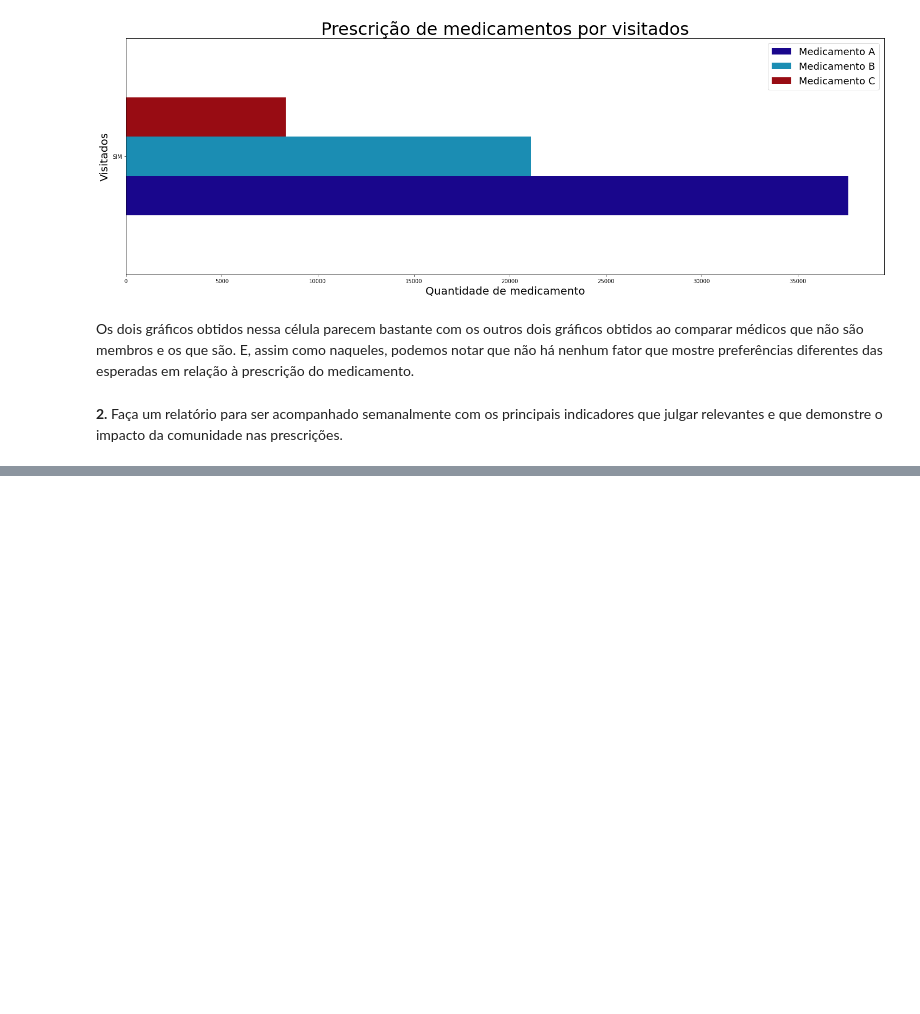
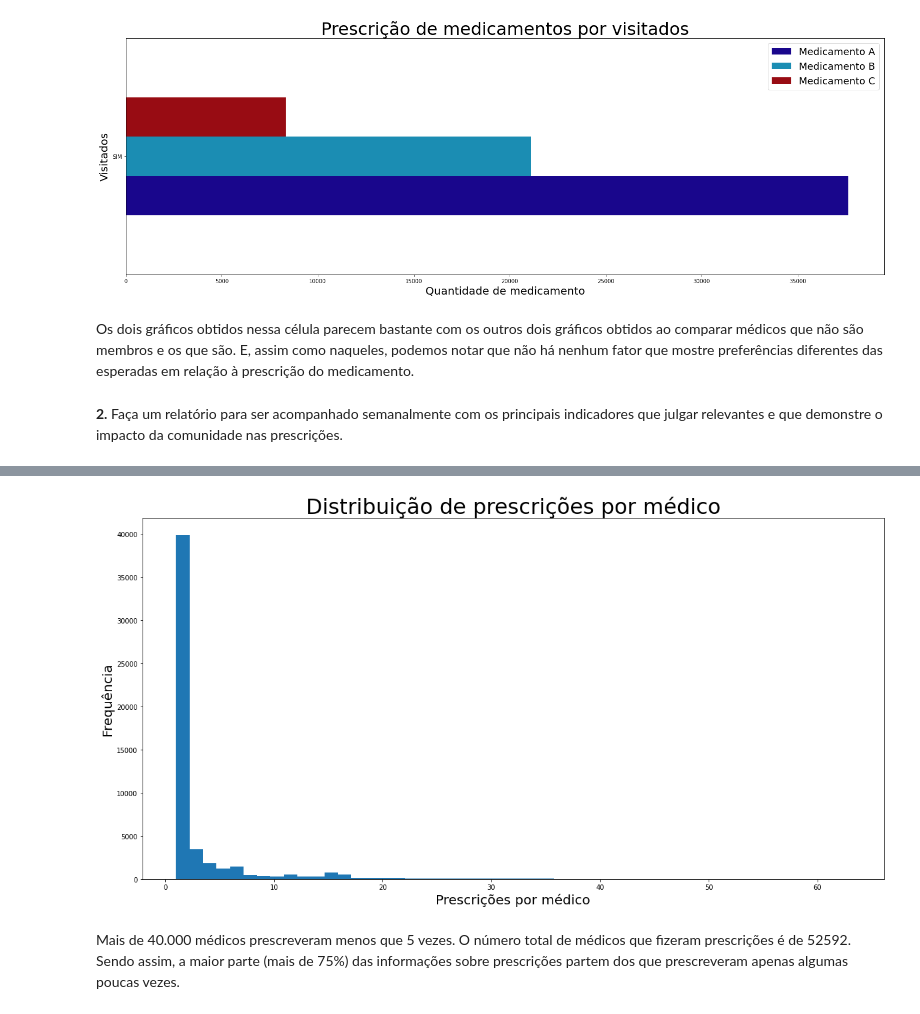
Before and after one commit to Juniorffonseca/processo_seletivo, a Jupyter notebook: teste_processo_seletivo.ipynb, the cells around one changed output, grey strips where cells are left out. Drawn from its saved outputs; the diff is of its cells as text; code cells hidden in the pictures; blank space fills up the shorter version.

```diff
--- a/teste_processo_seletivo.ipynb
+++ b/teste_processo_seletivo.ipynb
@@ -332,0 +338,20 @@ prescrições.
+# %%
+# Carregando os arquivos csv em variáveis.
+medicos = pd.read_csv('prescricoes.csv', sep = ';', encoding = 'latin-1')
+visitados_2 = pd.read_csv('visitados.csv', sep = ';', encoding = 'latin-1')
+membros_2 = pd.read_csv('membros.csv', sep = ';', encoding = 'latin-1')
+prescricoes_8 = pd.read_csv('prescricoes.csv', sep = ';', encoding = 'latin-1')
+
+# Calculando a taxa de prescrição por médico
+taxa_prescricao = prescricoes_8.groupby("ID_MEDICO").size().reset_index(name="prescricoes")
+
+plt.figure(figsize=(20,10))
+plt.hist(taxa_prescricao["prescricoes"], bins=50)
+plt.xlabel("Prescrições por médico", size = 20)
+plt.ylabel("Frequência", size = 20)
+plt.title("Distribuição de prescrições por médico", size = 32)
+plt.show()
+# %% [output]
+[figure, added]
+# %% [markdown]
+Mais de 40.000 médicos prescreveram menos que 5 vezes. O número total de médicos que fizeram prescrições é de 52592. Sendo assim, a maior parte (mais de 75%) das informações sobre prescrições partem dos que prescreveram apenas algumas poucas vezes.
```
Also changed, not shown: parts of 4 cells of this notebook.
